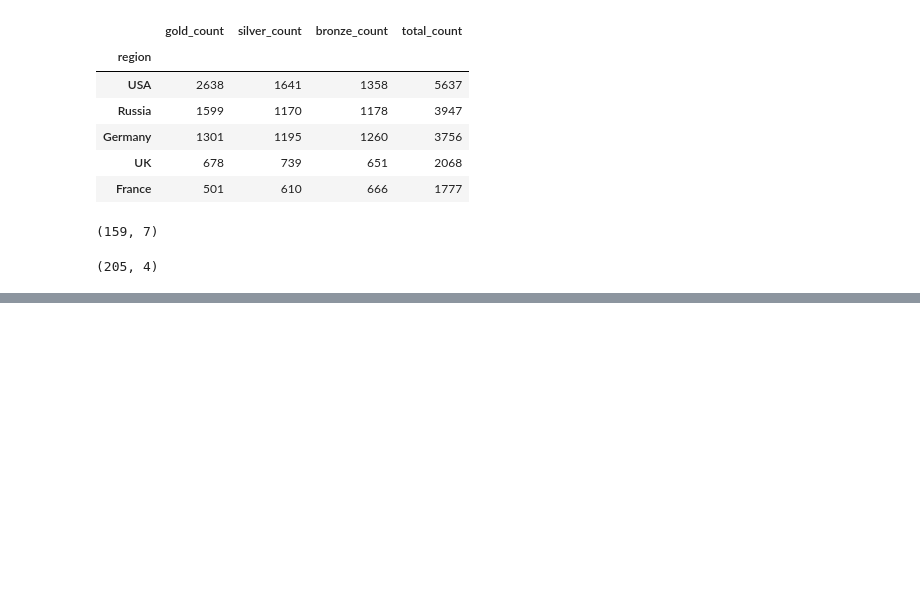
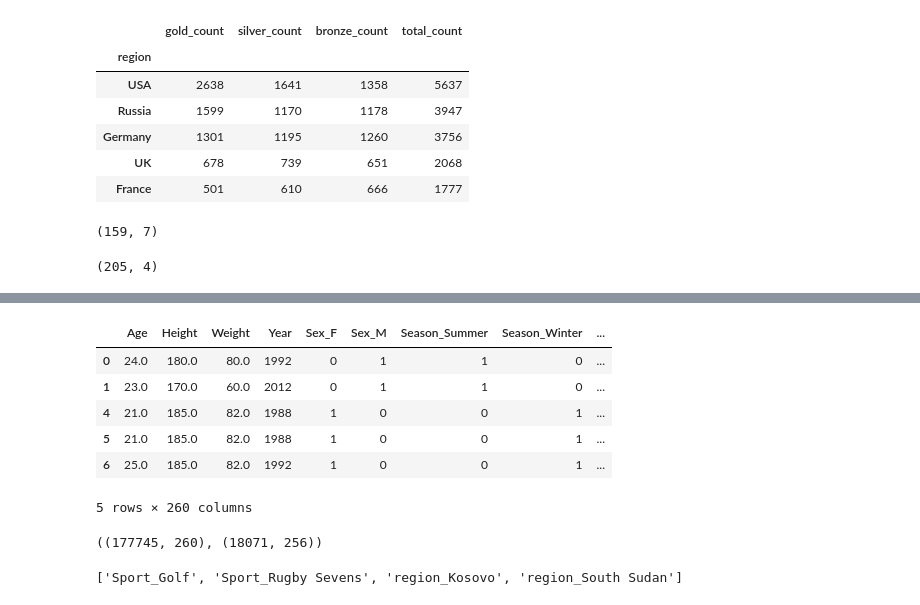
Before and after one commit to thomaslanglois/data-fellowship-code, a Jupyter notebook: modules/02_sprint_1_unsupervised_learning/04_hackathon/Hackathon 1.ipynb, the cells around one changed output, grey strips where cells are left out. Cells and saved outputs as stored; diff of their text form; code cells hidden in the pictures; blank space fills up the shorter version.

```diff
--- a/modules/02_sprint_1_unsupervised_learning/04_hackathon/Hackathon 1.ipynb
+++ b/modules/02_sprint_1_unsupervised_learning/04_hackathon/Hackathon 1.ipynb
@@ -227,0 +263,4 @@ show(fig)
+# %%
+# let's check which years we have to play with
+years = np.unique(df['Year'].values)
+years
@@ -227,0 +283,9 @@ show(fig)
+# %%
+features = ['Sex', 'Age', 'Height', 'Weight', 'Year', 'Season', 'Sport', 'region']
+targets = ['Medal']
+train_years = years[(years>=1960) & (years<2014)]
+test_years = years[years>=2014]
+train_x = dfm.loc[dfm.Year.isin(train_years)][features]
+train_y = dfm.loc[dfm.Year.isin(train_years)][targets]
+test_x = dfm.loc[dfm.Year.isin(test_years)][features]
+test_y = dfm.loc[dfm.Year.isin(test_years)][targets]
@@ -227,0 +314,27 @@ show(fig)
+# %%
+# one-hot encoding all features in training and testing sets
+train_x = pd.get_dummies(train_x)
+test_x = pd.get_dummies(test_x)
+# %%
+# let's check what our feature sets look like now
+train_x.head()
+# %% [output]
+|  | Age | Height | Weight | Year | Sex_F | Sex_M | Season_Summer | Season_Winter | ... |
+| 0 | 24.0 | 180.0 | 80.0 | 1992 | 0 | 1 | 1 | 0 | ... |
+| 1 | 23.0 | 170.0 | 60.0 | 2012 | 0 | 1 | 1 | 0 | ... |
+| 4 | 21.0 | 185.0 | 82.0 | 1988 | 1 | 0 | 0 | 1 | ... |
+| 5 | 21.0 | 185.0 | 82.0 | 1988 | 1 | 0 | 0 | 1 | ... |
+| 6 | 25.0 | 185.0 | 82.0 | 1992 | 1 | 0 | 0 | 1 | ... |
+5 rows × 260 columns
+# %%
+# let's check the dimensions of our feature dataframes
+(train_x.shape, test_x.shape)
+# %% [output]
+((177745, 260), (18071, 256))
+# %%
+# the test dataset has less columns than the train dataset.
+# let's find out which columns are not in train_x
+dropped_columns1 = [e for e in list(test_x.columns) if e not in list(train_x.columns)]
+dropped_columns1
+# %% [output]
+['Sport_Golf', 'Sport_Rugby Sevens', 'region_Kosovo', 'region_South Sudan']
```
Also changed, not shown: parts of 18 cells of this notebook.
